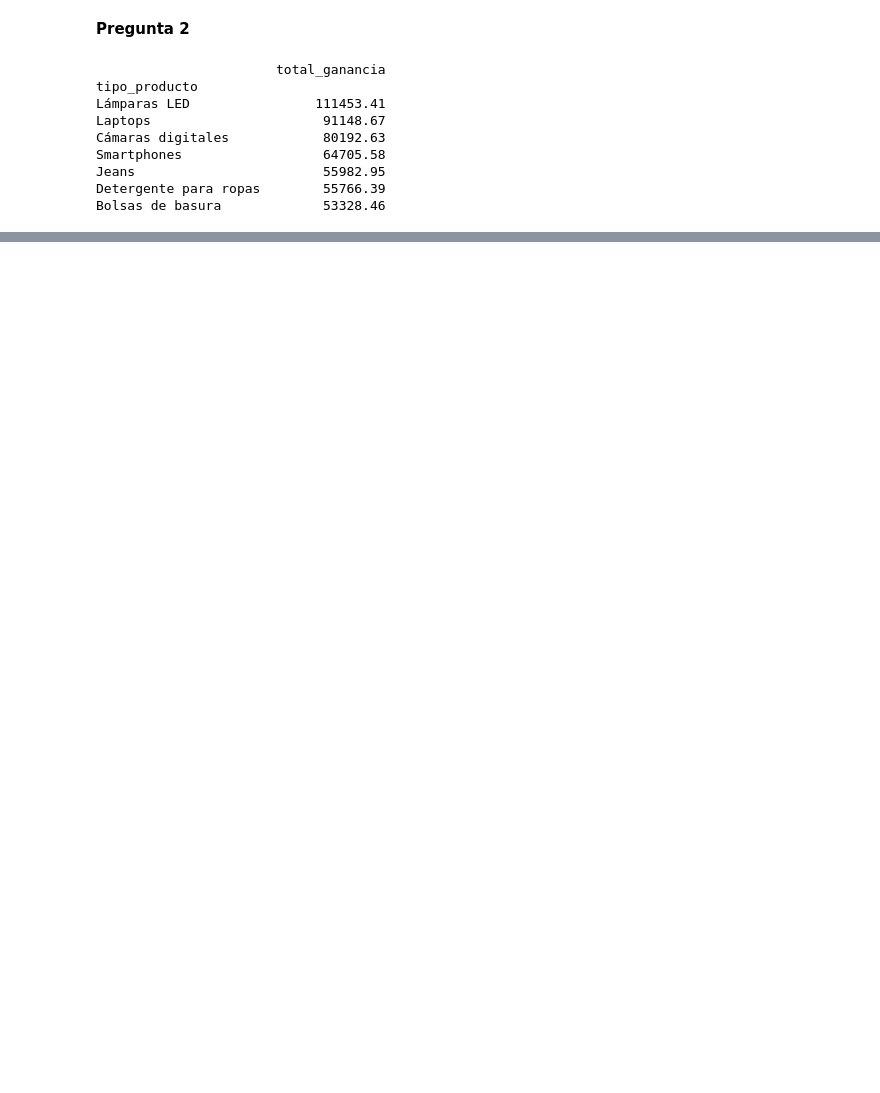
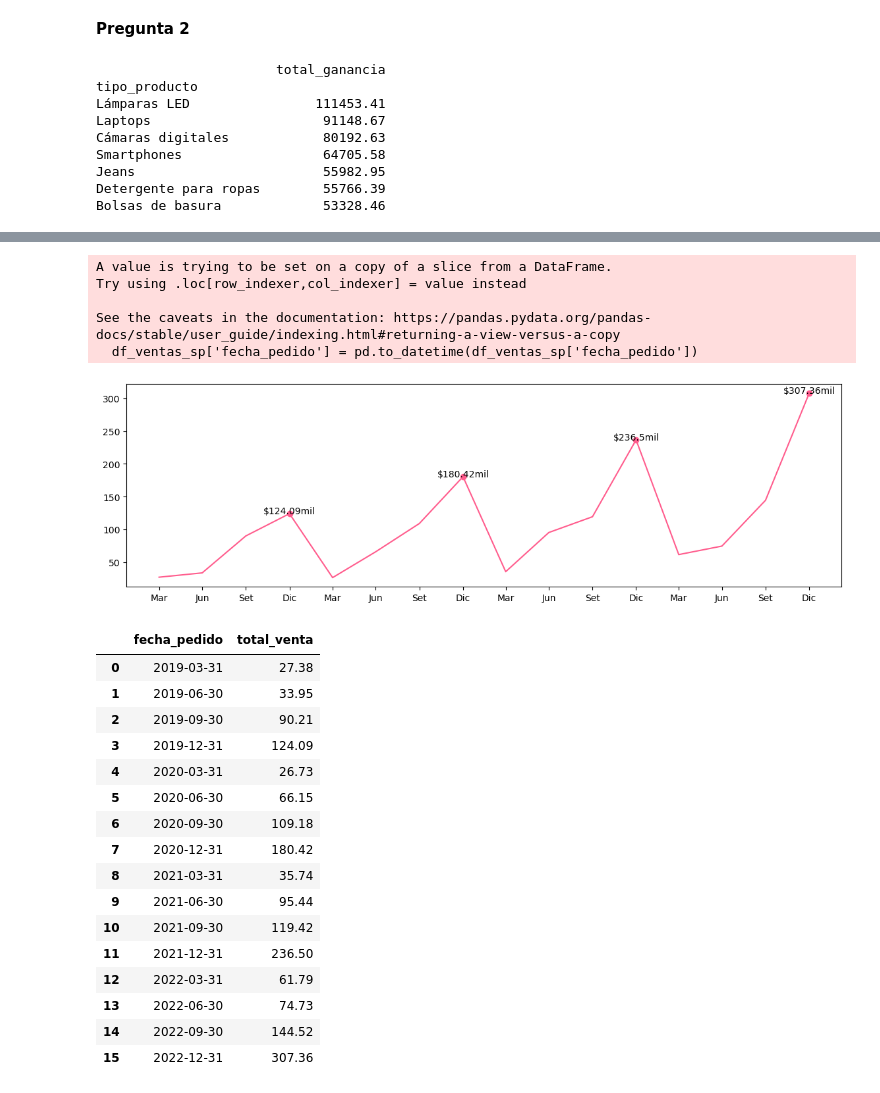
Before and after one commit to gabrielcz6/supermarketsalesanalysis, a Jupyter notebook: supermarketanalisis.ipynb, the cells around one changed output, grey strips where cells are left out. Cells and saved outputs as stored; diff of their text form; code cells hidden in the pictures; blank space fills up the shorter version.

```diff
--- a/supermarketanalisis.ipynb
+++ b/supermarketanalisis.ipynb
@@ -214,0 +289,79 @@ plt.show()
+# %%
+import pandas as pd
+import matplotlib.pyplot as plt
+import matplotlib.dates as mdates
+
+global df_ventas, df_ventas_limpio
+
+def pregunta_5():
+    global df_ventas, df_ventas_limpio
+
+    # Preparación de los datos
+    # Seleccionamos solo las filas correspondientes al estado de São Paulo
+    df_ventas_sp = df_ventas_limpio[df_ventas_limpio['estado'] == 'São Paulo']
+
+    # Convertimos 'fecha_pedido' a datetime y lo establecemos como índice
+    df_ventas_sp['fecha_pedido'] = pd.to_datetime(df_ventas_sp['fecha_pedido'])
+    df_ventas_sp.set_index('fecha_pedido', inplace=True)
+
+    # Nos aseguramos de no incluir ninguna columna no numérica en la operación de suma
+    # Solo sumamos la columna 'total_venta'
+    df_ventas_trimestrales = df_ventas_sp[['total_venta']].resample('Q').sum()
+
+    # Convertimos 'total_venta' a escala de miles y redondeamos
+    df_ventas_trimestrales['total_venta'] = (df_ventas_trimestrales['total_venta'] / 1000).round(2)
+
+    # Reseteamos el índice para usarlo en la visualización
+    df_ventas_trimestrales.reset_index(inplace=True)
+
+    # Visualización
+    fig, ax = plt.subplots(figsize=(14,4))
+
+    # Configuramos los puntos para marcar en el gráfico (solo los puntos del 4to trimestre)
+    puntos_a_marcar = [True if (i+1) % 4 == 0 else False for i in range(len(df_ventas_trimestrales))]
+
+    # Dibujamos el gráfico de líneas con el color deseado
+    ax.plot(df_ventas_trimestrales['fecha_pedido'], df_ventas_trimestrales['total_venta'],
+            marker="o", markevery=puntos_a_marcar, color="#ff5c8d")
+
+    # Establecemos etiquetas personalizadas para el eje X
+    x_labels = ["Mar", "Jun", "Set", "Dic"] * (len(df_ventas_trimestrales) // 4)
+    ax.set_xticks(df_ventas_trimestrales['fecha_pedido'])
+    ax.set_xticklabels(x_labels, ha="center")
+
+    # Colocamos las etiquetas de valor solo en los puntos del 4to trimestre
+    for i in range(3, len(df_ventas_trimestrales), 4):
+        ax.text(df_ventas_trimestrales['fecha_pedido'][i], df_ventas_trimestrales['total_venta'][i] + 0.02,
+                f"${df_ventas_trimestrales['total_venta'][i]}mil", ha='center')
+
+    # Mostramos el gráfico
+    plt.show()
+    return df_ventas_trimestrales
+
+# Llamamos a la función para probarla y mostramos los resultados
+df_ventas_trimestrales = pregunta_5()
+df_ventas_trimestrales
+# %% [output]
+A value is trying to be set on a copy of a slice from a DataFrame.
+Try using .loc[row_indexer,col_indexer] = value instead
+
+See the caveats in the documentation: https://pandas.pydata.org/pandas-docs/stable/user_guide/indexing.html#returning-a-view-versus-a-copy
+  df_ventas_sp['fecha_pedido'] = pd.to_datetime(df_ventas_sp['fecha_pedido'])
+[figure, added]
+|  | fecha_pedido | total_venta |
+| 0 | 2019-03-31 | 27.38 |
+| 1 | 2019-06-30 | 33.95 |
+| 2 | 2019-09-30 | 90.21 |
+| 3 | 2019-12-31 | 124.09 |
+| 4 | 2020-03-31 | 26.73 |
+| 5 | 2020-06-30 | 66.15 |
+| 6 | 2020-09-30 | 109.18 |
+| 7 | 2020-12-31 | 180.42 |
+| 8 | 2021-03-31 | 35.74 |
+| 9 | 2021-06-30 | 95.44 |
+| 10 | 2021-09-30 | 119.42 |
+| 11 | 2021-12-31 | 236.50 |
+| 12 | 2022-03-31 | 61.79 |
+| 13 | 2022-06-30 | 74.73 |
+| 14 | 2022-09-30 | 144.52 |
+| 15 | 2022-12-31 | 307.36 |
```
Also changed, not shown: parts of 5 cells of this notebook, 1 other file.
